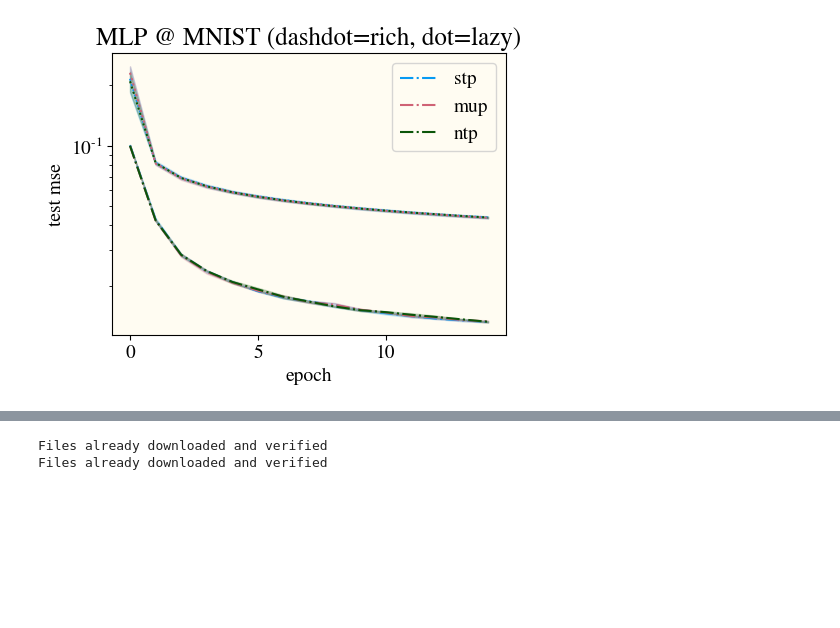
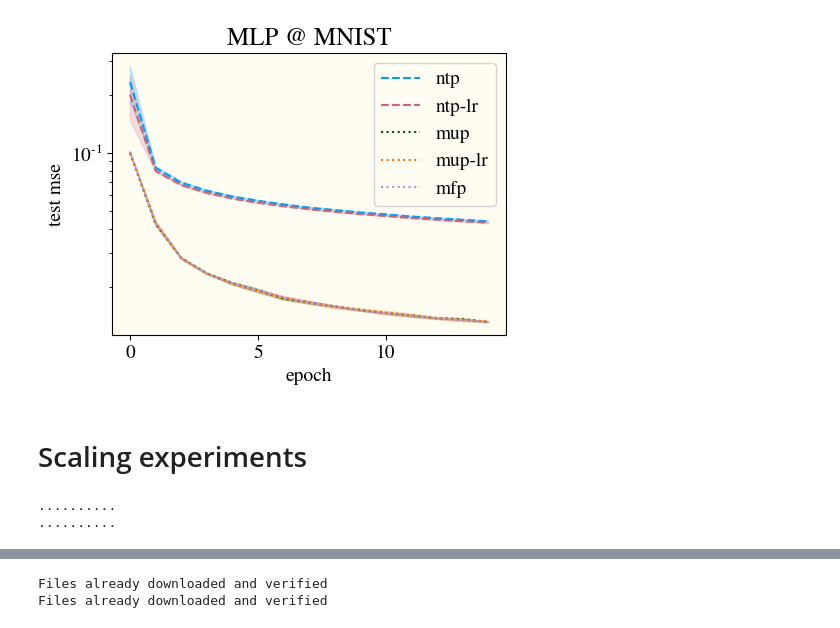
Before and after one commit to dkarkada/mupify, a Jupyter notebook: example.ipynb, the cells around one changed output, grey strips where cells are left out. Drawn from its saved outputs; the diff is of its cells as text; code cells hidden in the pictures; blank space fills up the shorter version.

```diff
--- a/example.ipynb
+++ b/example.ipynb
@@ -13,6 +13,10 @@ plt.rc("figure", dpi=100, facecolor=(1, 1, 1))
 plt.rc("font", family='stixgeneral', size=14)
 plt.rc("axes", facecolor=(1, .99, .95), titlesize=18)
 plt.rc("mathtext", fontset='cm')
+plt.rc('text', usetex=True)
+plt.rc('text.latex', preamble=
+       r"""\usepackage{bm}
+       \usepackage{physics}""")
 # %%
 def test_error(model, test_loader):
     model.eval()
@@ -69,14 +73,11 @@ class SimpleMLP(nn.Module):
 
 device = torch.device("cuda" if torch.cuda.is_available() else "cpu")
 # %%
-WIDTH = 512
-param = 'stp'           # choose between 'stp', 'mup', 'or 'ntp'
-gamma = np.sqrt(WIDTH)  # gamma=None also assigns gamma=sqrt(width) by default
+param = 'mup-lr'    # choose one of ["ntp", "mup", "mfp", "ntp-lr", "mup-lr"].
 
-model = SimpleMLP(d_in=784, d_out=10, width=WIDTH).to(device)
+model = SimpleMLP(d_in=784, d_out=10, width=512).to(device)
 optimizer = torch.optim.SGD(model.parameters(), lr=1, momentum=0.9)
-mupify(model, optimizer, readin='fc1', readout='fc3',
-       gamma=gamma, param=param)
+mupify(model, optimizer, param=param, verbose=True)
 
 inp = torch.normal(0, 1, size=(256, 784)).cuda()
 print_model_measurements(model, optimizer, inp)
@@ -139,25 +144,24 @@ for i, param in enumerate(['stp', 'mup', 'ntp']):
 # %%
 plt.figure(figsize=(5, 4))
 
-colors = ['xkcd:azure', 'xkcd:rose', 'xkcd:forest']
-labels = ['stp', 'mup', 'ntp']
-ls = [':', '-.']
-for i, param in enumerate(labels):
-    for j, gamma in enumerate([1, np.sqrt(WIDTH)]):
-        label = labels[i] if j==1 else ''
-        color = colors[i]
-        acc = test_errors[i, j]
-        mean, std = acc.mean(axis=0), acc.std(axis=0)
-        epochs = np.arange(len(mean))
-        plt.plot(epochs, mean, color=color, label=label, ls=ls[j])
-        plt.fill_between(epochs, mean-std, mean+std, alpha=0.2, color=color)
+labels = ["ntp", "ntp-lr", "mup", "mup-lr", "mfp"]
+colors = ['xkcd:azure', 'xkcd:rose', 'xkcd:forest', 'xkcd:orange', 'xkcd:pale purple']
+ls = ["--", "--", ":", ":", ":"]
+for i, label in enumerate(labels):
+    acc = test_errors[i]
+    mean, std = acc.mean(axis=0), acc.std(axis=0)
+    epochs = np.arange(len(mean))
+    plt.plot(epochs, mean, color=colors[i], label=label, ls=ls[i])
+    plt.fill_between(epochs, mean-std, mean+std, alpha=0.2, color=colors[i])
 
-plt.title('MLP @ MNIST (dashdot=rich, dot=lazy)')
+plt.title('MLP @ MNIST')
 plt.legend()
 plt.yscale('log')
 plt.ylabel('test mse')
 plt.xlabel('epoch')
 plt.tight_layout()
 plt.show()
 # %% [output]
-[figure, old version]
+[figure, new version]
+# %% [markdown]
+# Scaling experiments
@@ -163,0 +203,27 @@ plt.show()
+# %%
+ntrials = 100
+widths = np.logspace(8, 12, num=10, base=2).astype(int)
+update_sizes = np.empty((2, len(widths), ntrials))
+
+for i, param in enumerate(["ntp", "mup"]):
+    for j, width in enumerate(widths):
+        print('.', end='')
+        model = SimpleMLP(d_in=784, d_out=10, width=width).to(device)
+        for trial in range(ntrials):
+            optimizer = torch.optim.SGD(model.parameters(), lr=1, momentum=0.9)
+            mupify(model, optimizer, param=param)
+
+            data, target = next(iter(train_loader))
+            optimizer.zero_grad()
+            _, h2, h3 = model.get_activations(data)
+            loss = F.mse_loss(h3, target)
+            loss.backward()
+            optimizer.step()
+            _, h2_new, _ = model.get_activations(data)
+
+            update_size = torch.linalg.norm(h2_new - h2) / torch.linalg.norm(h2)
+            update_sizes[i, j, trial] = update_size
+    print()
+# %% [output]
+..........
+..........
```
Also changed, not shown: parts of 18 cells of this notebook, 2 other files.
